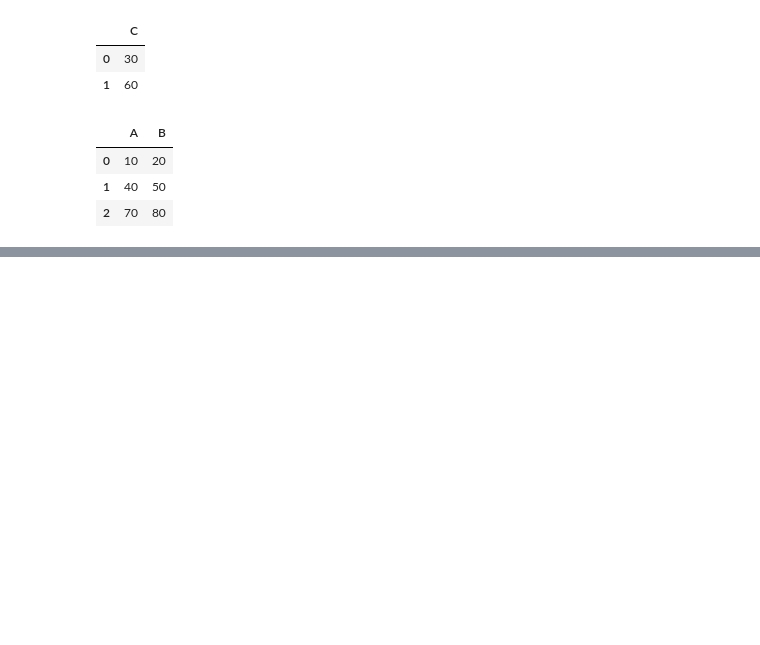
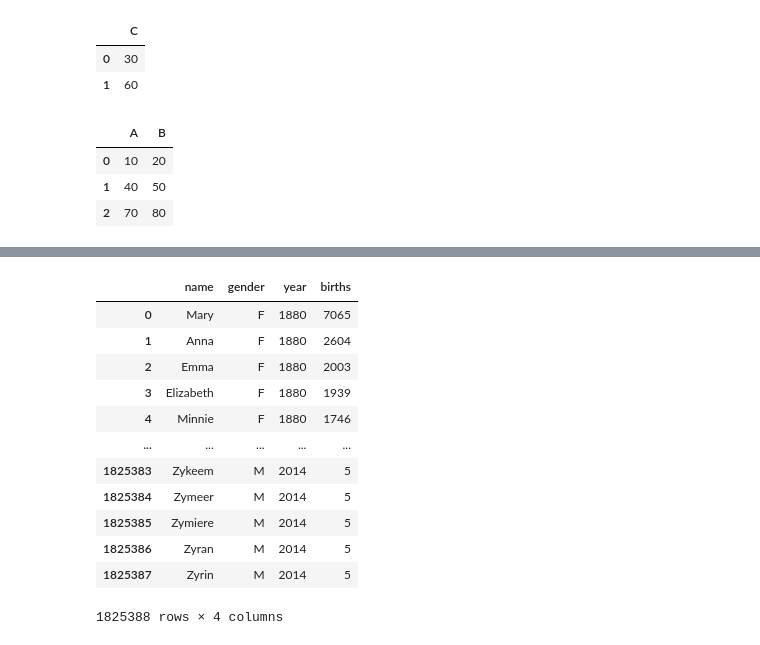
Before and after one commit to hyeopyi/Python_Study, a Jupyter notebook: 3.DataAnalysis/Note/00.데이터분석 Preview.ipynb, the cells around one changed output, grey strips where cells are left out. Saved outputs shown, nothing was run; the diff lists cells and outputs as text; code cells hidden in the pictures; blank space fills up the shorter version.

```diff
--- a/3.DataAnalysis/Note/00.데이터분석 Preview.ipynb
+++ b/3.DataAnalysis/Note/00.데이터분석 Preview.ipynb
@@ -82,0 +396,17 @@ df.loc[:, ['A','B']]
+# %%
+# 저장 내용 확인하기
+pd.read_csv("../Data/birth_name.csv")
+# %% [output]
+|  | name | gender | year | births |
+| 0 | Mary | F | 1880 | 7065 |
+| 1 | Anna | F | 1880 | 2604 |
+| 2 | Emma | F | 1880 | 2003 |
+| 3 | Elizabeth | F | 1880 | 1939 |
+| 4 | Minnie | F | 1880 | 1746 |
+| ... | ... | ... | ... | ... |
+| 1825383 | Zykeem | M | 2014 | 5 |
+| 1825384 | Zymeer | M | 2014 | 5 |
+| 1825385 | Zymiere | M | 2014 | 5 |
+| 1825386 | Zyran | M | 2014 | 5 |
+| 1825387 | Zyrin | M | 2014 | 5 |
+1825388 rows × 4 columns
```
Also changed, not shown: parts of 43 cells of this notebook, 6 other files.
